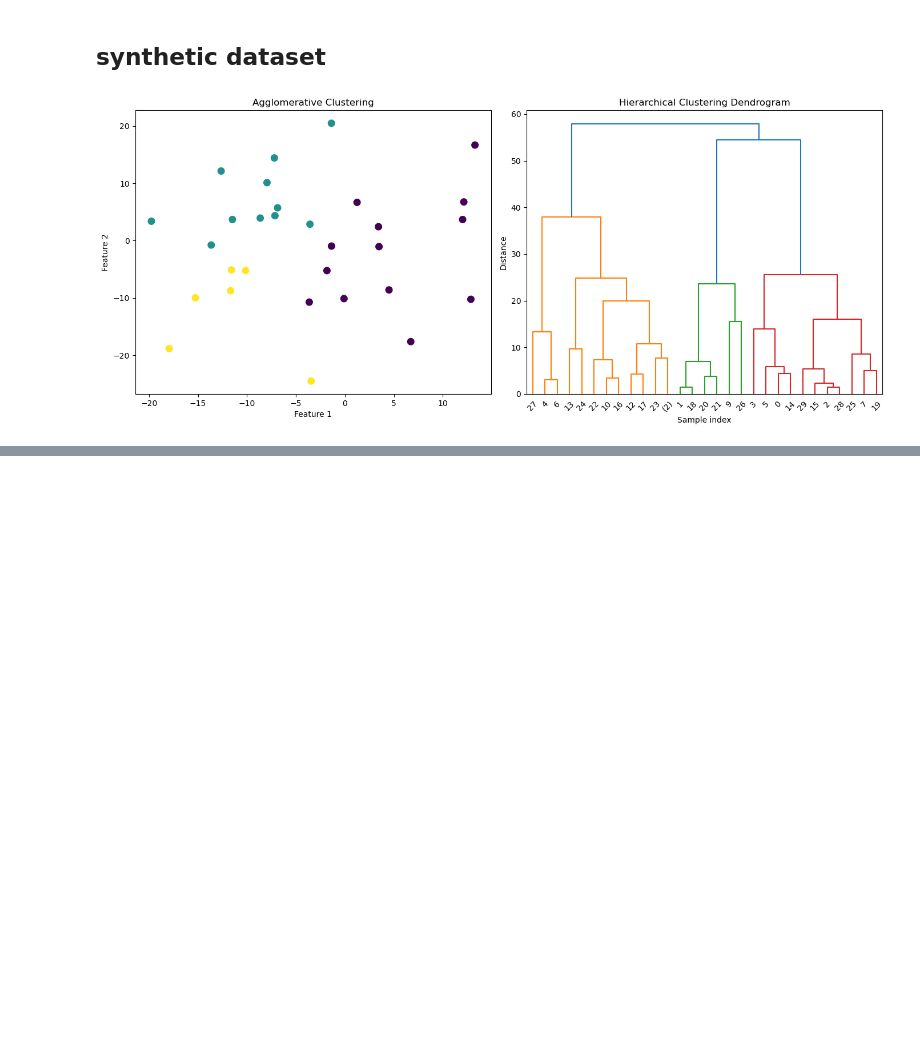
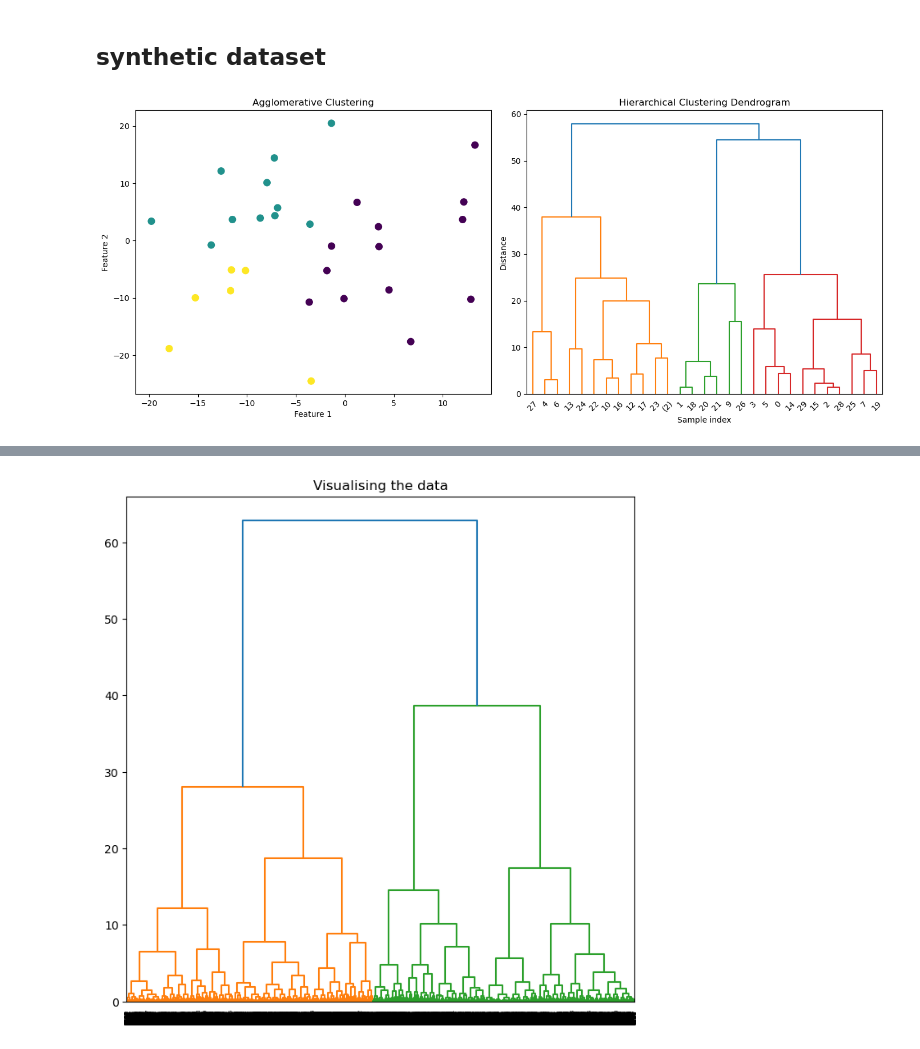
Before and after one commit to Gyrith/Machine-Learning-Models, a Jupyter notebook: Unsupervised Learning/Hierarchical Clustering.ipynb, the cells around one changed output, grey strips where cells are left out. Drawn from its saved outputs; the diff is of its cells as text; code cells hidden in the pictures; blank space fills up the shorter version.

```diff
--- a/Unsupervised Learning/Hierarchical Clustering.ipynb
+++ b/Unsupervised Learning/Hierarchical Clustering.ipynb
@@ -390,0 +530,10 @@ plt.show()
+# %%
+# Agglomerative Clustering
+data = pd.read_csv("../Datasets/CC-GENERAL.csv")
+
+data.drop('CUST_ID', axis=1, inplace=True)
+
+data.fillna(method='ffill', inplace=True)
+
+print(data.shape)
+data.head()
@@ -390,0 +602,26 @@ plt.show()
+# %%
+# scaling & normalization
+from sklearn.preprocessing import MinMaxScaler, StandardScaler
+from sklearn.preprocessing import normalize
+X = data
+scaler = StandardScaler()
+X_scaled = scaler.fit_transform(X)
+
+X_normalized = normalize(X_scaled)
+
+X_normalized = pd.DataFrame(X_normalized)
+# %%
+# reduce many columns features ..PCA
+from sklearn.decomposition import PCA
+pca = PCA(n_components = 2)
+X_principal = pca.fit_transform(X_normalized)
+X_principal = pd.DataFrame(X_principal)
+X_principal.columns = ['P1', 'P2']
+# %%
+# dendrograms
+import scipy.cluster.hierarchy as shc
+plt.figure(figsize =(8, 8))
+plt.title('Visualising the data')
+Dendrogram = shc.dendrogram((shc.linkage(X_principal, method ='ward')))
+# %% [output]
+[figure, added]
```
Also changed, not shown: parts of 28 cells of this notebook, 1 other file.
